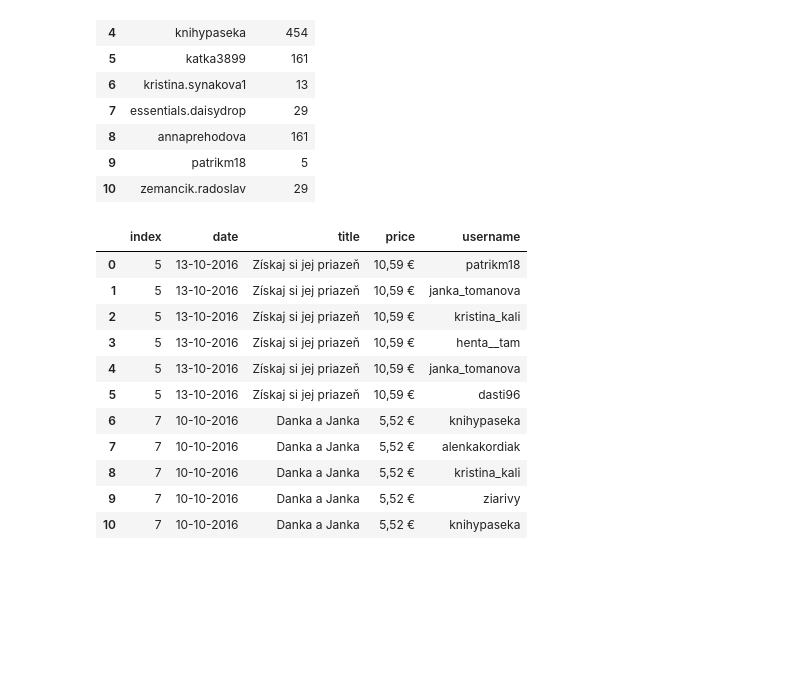
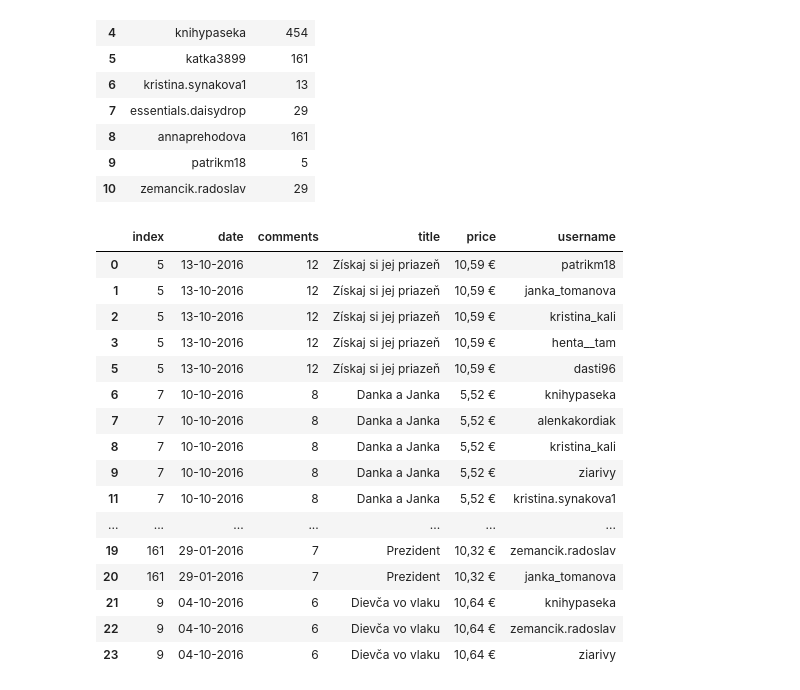
Before and after one commit to SvetlanaM/pycon-workshop, a Jupyter notebook: Analyse.ipynb, the cells around one changed output. Saved outputs shown, nothing was run; the diff lists cells and outputs as text; code cells hidden in the pictures; blank space fills up the shorter version.

```diff
--- a/Analyse.ipynb
+++ b/Analyse.ipynb
@@ -333,6 +360,0 @@ merged_left.head(11)
-# %%
-merged_left = merged_left.sort_values(by='likes', ascending=0)
-merged_left['comments'].plot(kind='line')
-plt.title("Total comments per post", fontsize=20)
-plt.xlabel("Posts")
-plt.ylabel("Total comments")
@@ -371,18 +396,24 @@ df_users.head(11)
 | 10 | zemancik.radoslav | 29 |
 # %%
 users = pd.merge(left=merged_left,right=df_users, how='inner', left_on='index', right_on='index_id')
-users = users.drop(['comments', 'likes', 'index_id'], axis=1)
-users.head(11)
+users = users.drop(['likes', 'index_id'], axis=1)
+users = users.drop_duplicates(['title', 'username'])
+users.head(20)
 # %% [output]
-|  | index | date | title | price | username |
-| 0 | 5 | 13-10-2016 | Získaj si jej priazeň | 10,59 € | patrikm18 |
-| 1 | 5 | 13-10-2016 | Získaj si jej priazeň | 10,59 € | janka_tomanova |
-| 2 | 5 | 13-10-2016 | Získaj si jej priazeň | 10,59 € | kristina_kali |
-| 3 | 5 | 13-10-2016 | Získaj si jej priazeň | 10,59 € | henta__tam |
-| 4 | 5 | 13-10-2016 | Získaj si jej priazeň | 10,59 € | janka_tomanova |
-| 5 | 5 | 13-10-2016 | Získaj si jej priazeň | 10,59 € | dasti96 |
-| 6 | 7 | 10-10-2016 | Danka a Janka | 5,52 € | knihypaseka |
-| 7 | 7 | 10-10-2016 | Danka a Janka | 5,52 € | alenkakordiak |
-| 8 | 7 | 10-10-2016 | Danka a Janka | 5,52 € | kristina_kali |
-| 9 | 7 | 10-10-2016 | Danka a Janka | 5,52 € | ziarivy |
-| 10 | 7 | 10-10-2016 | Danka a Janka | 5,52 € | knihypaseka |
+|  | index | date | comments | title | price | username |
+| 0 | 5 | 13-10-2016 | 12 | Získaj si jej priazeň | 10,59 € | patrikm18 |
+| 1 | 5 | 13-10-2016 | 12 | Získaj si jej priazeň | 10,59 € | janka_tomanova |
+| 2 | 5 | 13-10-2016 | 12 | Získaj si jej priazeň | 10,59 € | kristina_kali |
+| 3 | 5 | 13-10-2016 | 12 | Získaj si jej priazeň | 10,59 € | henta__tam |
+| 5 | 5 | 13-10-2016 | 12 | Získaj si jej priazeň | 10,59 € | dasti96 |
+| 6 | 7 | 10-10-2016 | 8 | Danka a Janka | 5,52 € | knihypaseka |
+| 7 | 7 | 10-10-2016 | 8 | Danka a Janka | 5,52 € | alenkakordiak |
+| 8 | 7 | 10-10-2016 | 8 | Danka a Janka | 5,52 € | kristina_kali |
+| 9 | 7 | 10-10-2016 | 8 | Danka a Janka | 5,52 € | ziarivy |
+| 11 | 7 | 10-10-2016 | 8 | Danka a Janka | 5,52 € | kristina.synakova1 |
+| ... | ... | ... | ... | ... | ... | ... |
+| 19 | 161 | 29-01-2016 | 7 | Prezident | 10,32 € | zemancik.radoslav |
+| 20 | 161 | 29-01-2016 | 7 | Prezident | 10,32 € | janka_tomanova |
+| 21 | 9 | 04-10-2016 | 6 | Dievča vo vlaku | 10,64 € | knihypaseka |
+| 22 | 9 | 04-10-2016 | 6 | Dievča vo vlaku | 10,64 € | zemancik.radoslav |
+| 23 | 9 | 04-10-2016 | 6 | Dievča vo vlaku | 10,64 € | ziarivy |
```
Also changed, not shown: parts of 14 cells of this notebook, 2 other files.
